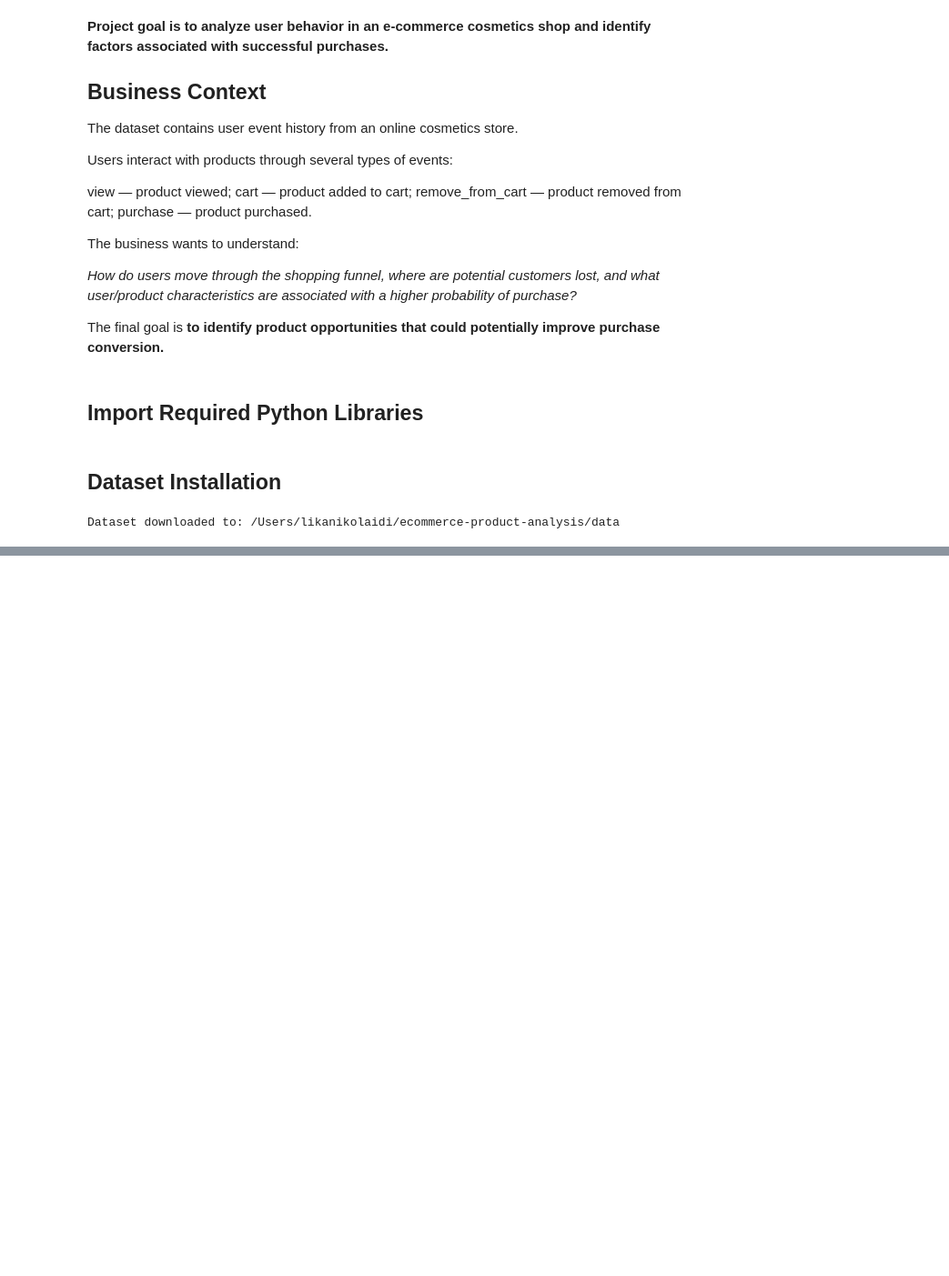
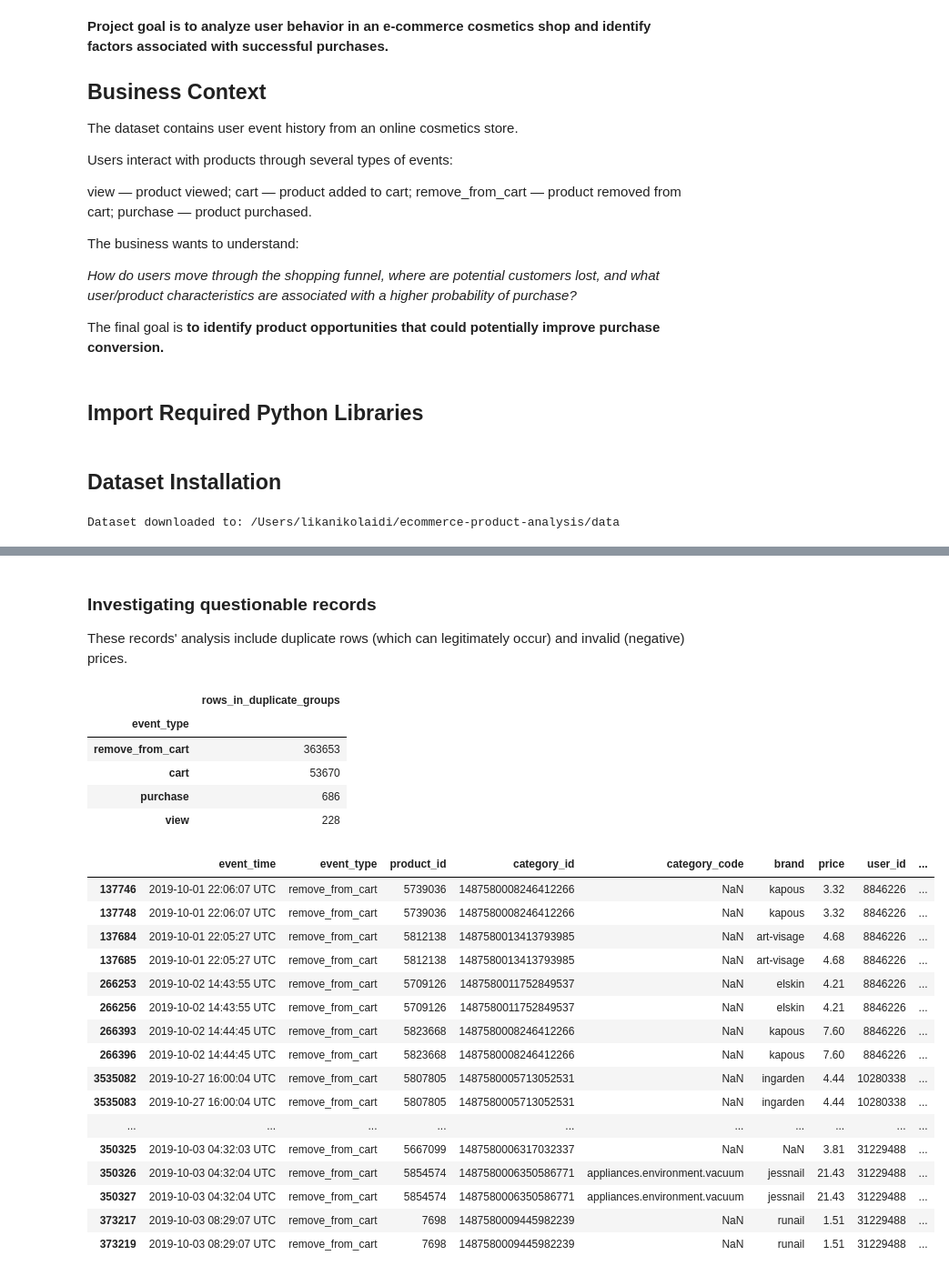
Before and after one commit to moriyuko/ecommerce-product-analysis, a Jupyter notebook: notebook.ipynb, the cells around one changed output, grey strips where cells are left out. Shown at 91% size. Cells and saved outputs as stored; diff of their text form; code cells hidden in the pictures; blank space fills up the shorter version.

Commit message:
data quality check and data cleaning pipline

```diff
--- a/notebook.ipynb
+++ b/notebook.ipynb
@@ -55,0 +124,3 @@ Dataset downloaded to: /Users/likanikolaidi/ecommerce-product-analysis/data
+# %%
+oct_df = pd.read_csv("data/2019-Oct.csv")
+oct_df.head()
@@ -55,0 +138,2 @@ Dataset downloaded to: /Users/likanikolaidi/ecommerce-product-analysis/data
+# %%
+df = oct_df
@@ -55,0 +277,44 @@ Dataset downloaded to: /Users/likanikolaidi/ecommerce-product-analysis/data
+# %% [markdown]
+### Investigating questionable records
+
+These records' analysis include duplicate rows (which can legitimately occur) and invalid (negative) prices.
+# %%
+duplicate_mask = df.duplicated(keep=False)
+
+display(
+    df.loc[duplicate_mask, "event_type"]
+    .value_counts()
+    .to_frame("rows_in_duplicate_groups")
+)
+
+display(
+    df.loc[duplicate_mask]
+    .sort_values(
+        ["user_id", "user_session", "product_id", "event_time"]
+    )
+    .head(30)
+)
+# %% [output]
+|  | rows_in_duplicate_groups |
+| event_type |  |
+| remove_from_cart | 363653 |
+| cart | 53670 |
+| purchase | 686 |
+| view | 228 |
+|  | event_time | event_type | product_id | category_id | category_code | brand | price | user_id | ... |
+| 137746 | 2019-10-01 22:06:07 UTC | remove_from_cart | 5739036 | 1487580008246412266 | NaN | kapous | 3.32 | 8846226 | ... |
+| 137748 | 2019-10-01 22:06:07 UTC | remove_from_cart | 5739036 | 1487580008246412266 | NaN | kapous | 3.32 | 8846226 | ... |
+| 137684 | 2019-10-01 22:05:27 UTC | remove_from_cart | 5812138 | 1487580013413793985 | NaN | art-visage | 4.68 | 8846226 | ... |
+| 137685 | 2019-10-01 22:05:27 UTC | remove_from_cart | 5812138 | 1487580013413793985 | NaN | art-visage | 4.68 | 8846226 | ... |
+| 266253 | 2019-10-02 14:43:55 UTC | remove_from_cart | 5709126 | 1487580011752849537 | NaN | elskin | 4.21 | 8846226 | ... |
+| 266256 | 2019-10-02 14:43:55 UTC | remove_from_cart | 5709126 | 1487580011752849537 | NaN | elskin | 4.21 | 8846226 | ... |
+| 266393 | 2019-10-02 14:44:45 UTC | remove_from_cart | 5823668 | 1487580008246412266 | NaN | kapous | 7.60 | 8846226 | ... |
+| 266396 | 2019-10-02 14:44:45 UTC | remove_from_cart | 5823668 | 1487580008246412266 | NaN | kapous | 7.60 | 8846226 | ... |
+| 3535082 | 2019-10-27 16:00:04 UTC | remove_from_cart | 5807805 | 1487580005713052531 | NaN | ingarden | 4.44 | 10280338 | ... |
+| 3535083 | 2019-10-27 16:00:04 UTC | remove_from_cart | 5807805 | 1487580005713052531 | NaN | ingarden | 4.44 | 10280338 | ... |
+| ... | ... | ... | ... | ... | ... | ... | ... | ... | ... |
+| 350325 | 2019-10-03 04:32:03 UTC | remove_from_cart | 5667099 | 1487580006317032337 | NaN | NaN | 3.81 | 31229488 | ... |
+| 350326 | 2019-10-03 04:32:04 UTC | remove_from_cart | 5854574 | 1487580006350586771 | appliances.environment.vacuum | jessnail | 21.43 | 31229488 | ... |
+| 350327 | 2019-10-03 04:32:04 UTC | remove_from_cart | 5854574 | 1487580006350586771 | appliances.environment.vacuum | jessnail | 21.43 | 31229488 | ... |
+| 373217 | 2019-10-03 08:29:07 UTC | remove_from_cart | 7698 | 1487580009445982239 | NaN | runail | 1.51 | 31229488 | ... |
+| 373219 | 2019-10-03 08:29:07 UTC | remove_from_cart | 7698 | 1487580009445982239 | NaN | runail | 1.51 | 31229488 | ... |
```
Also changed, not shown: parts of 15 cells of this notebook.
